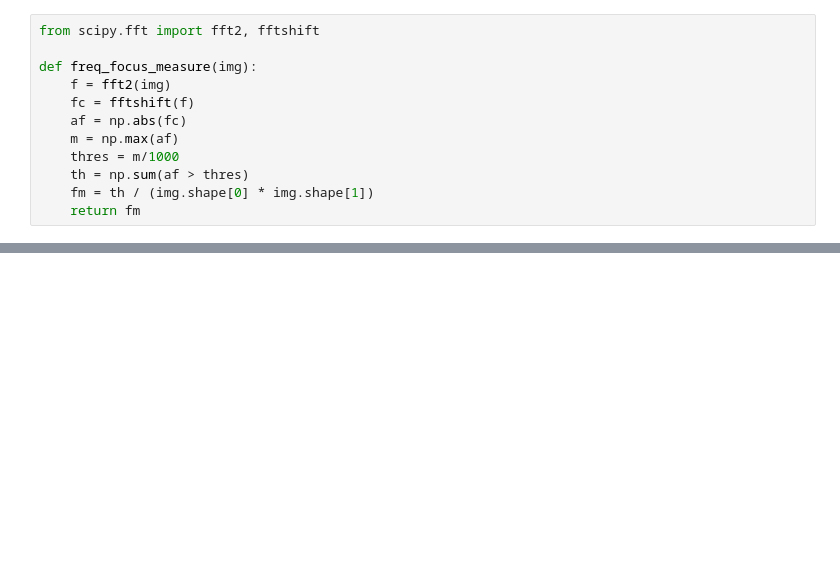
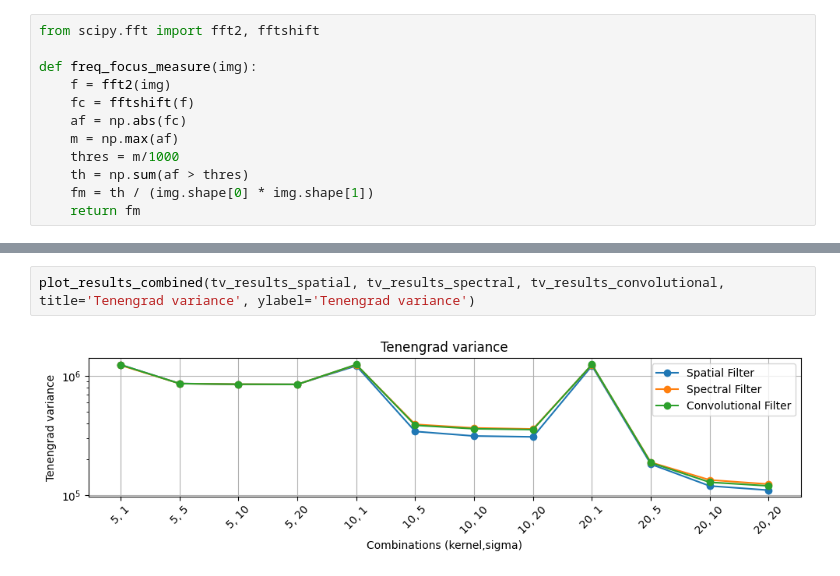
Before and after one commit to marianataglio/cv_tps, a Jupyter notebook: tp2_corregido.ipynb, the cells around one changed output, grey strips where cells are left out. Cells and saved outputs as stored; diff of their text form; blank space fills up the shorter version.

```diff
--- a/tp2_corregido.ipynb
+++ b/tp2_corregido.ipynb
@@ -256,0 +300,4 @@ Varianza tenengrad de la imagen con filtrado convolucional 1.3582416
+# %%
+plot_results_combined(tv_results_spatial, tv_results_spectral, tv_results_convolutional, title='Tenengrad variance', ylabel='Tenengrad variance')
+# %% [output]
+[figure, added]
```
Also changed, not shown: parts of 25 cells of this notebook.
